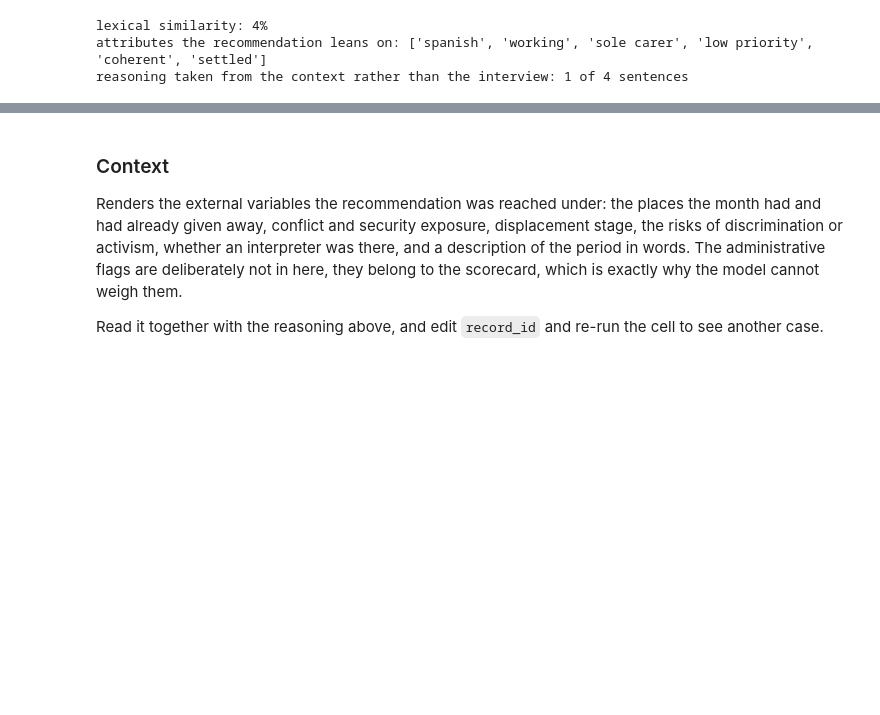
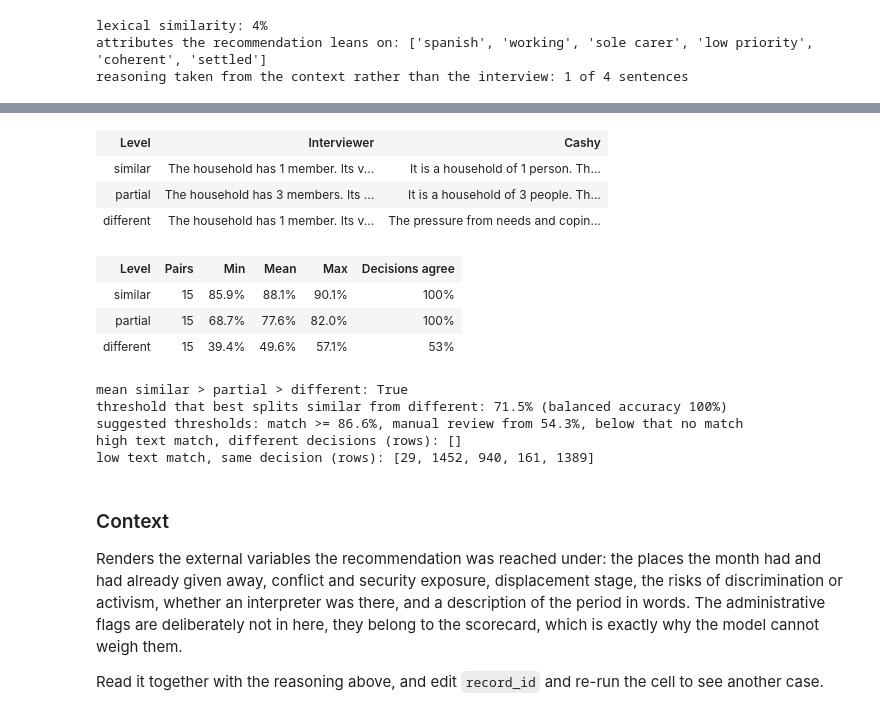
Before and after one commit to Alice1704/refugees_inclusion_hackathon, a Jupyter notebook: judgement.ipynb, the cells around one changed output, grey strips where cells are left out. Cells and saved outputs as stored; diff of their text form; code cells hidden in the pictures; blank space fills up the shorter version.

```diff
--- a/judgement.ipynb
+++ b/judgement.ipynb
@@ -170,3 +480,74 @@ reasoning taken from the context rather than the interview: 1 of 4 sentences
+# %%
+import numpy as np
+
+per_level = 15 # rows sampled per level; raise it for steadier numbers
+
+valid = data.dropna(subset=["Elegibilidad", "EligibilityTarget"])
+tested, examples = [], []
+for level in ("similar", "partial", "different"):
+    pool = valid[valid["Elegibilidad"].map(levels) == level]
+    for position, (index, row) in enumerate(pool.sample(min(per_level, len(pool)), random_state=0).iterrows()):
+        pair = generate_pair(row, index + 1)
+        result = semantic_match(
+            pair["scorecard"]["target"], pair["scorecard"]["analysis"],
+            pair["cashy"]["target"], pair["cashy"]["analysis"],
+        )
+        tested.append((index + 1, level, row["Elegibilidad"], result["text_match_percentage"], result["decision_match"]))
+        if position == 0:
+            examples.append((level, pair["scorecard"]["analysis"], pair["cashy"]["analysis"]))
+
+def table(columns, rows):
+    return (
+        "<table border='1'>" +
+        "<tr>" + "".join(f"<th>{col}</th>" for col in columns) + "</tr>" +
+        "".join("<tr>" + "".join(f"<td>{cell}</td>" for cell in row) + "</tr>" for row in rows) +
+        "</table>"
+    )
+
+display(HTML(table(("Level", "Interviewer", "Cashy"), examples)))
+
+summary = []
+for level in ("similar", "partial", "different"):
+    values = [item[3] for item in tested if item[1] == level]
+    agree = sum(item[4] for item in tested if item[1] == level)
+    summary.append((level, len(values), f"{min(values):.1f}%", f"{np.mean(values):.1f}%", f"{max(values):.1f}%", f"{agree / len(values):.0%}"))
+display(HTML(table(("Level", "Pairs", "Min", "Mean", "Max", "Decisions agree"), summary)))
+
+similar = [item[3] for item in tested if item[1] == "similar"]
+partial = [item[3] for item in tested if item[1] == "partial"]
+different = [item[3] for item in tested if item[1] == "different"]
+
+print(f"mean similar > partial > different: {np.mean(similar) > np.mean(partial) > np.mean(different)}")
+
+values = sorted(set(similar + different))
+cuts = [(low + high) / 2 for low, high in zip(values, values[1:])] or values
+def balanced_accuracy(cut):
+    return (sum(value >= cut for value in similar) / len(similar) + sum(value < cut for value in different) / len(different)) / 2
+best_cut = max(cuts, key=balanced_accuracy)
+print(f"threshold that best splits similar from different: {best_cut:.1f}% (balanced accuracy {balanced_accuracy(best_cut):.0%})")
+
+match_edge, review_edge = np.percentile(similar, 10), np.percentile(different, 90)
+if review_edge < match_edge:
+    print(f"suggested thresholds: match >= {match_edge:.1f}%, manual review from {review_edge:.1f}%, below that no match")
+else:
+    print(f"similar and different overlap (10th percentile of similar {match_edge:.1f}%, 90th of different {review_edge:.1f}%): use the single threshold and review what sits close to it")
+
+print(f"high text match, different decisions (rows): {[item[0] for item in tested if not item[4] and item[3] >= thresholds['match']]}")
+print(f"low text match, same decision (rows): {[item[0] for item in tested if item[4] and item[3] < thresholds['review']]}")
+# %% [output]
+| Level | Interviewer | Cashy |
+| similar | The household has 1 member. Its v... | It is a household of 1 person. Th... |
+| partial | The household has 3 members. Its ... | It is a household of 3 people. Th... |
+| different | The household has 1 member. Its v... | The pressure from needs and copin... |
+| Level | Pairs | Min | Mean | Max | Decisions agree |
+| similar | 15 | 85.9% | 88.1% | 90.1% | 100% |
+| partial | 15 | 68.7% | 77.6% | 82.0% | 100% |
+| different | 15 | 39.4% | 49.6% | 57.1% | 53% |
+mean similar > partial > different: True
+threshold that best splits similar from different: 71.5% (balanced accuracy 100%)
+suggested thresholds: match >= 86.6%, manual review from 54.3%, below that no match
+high text match, different decisions (rows): []
+low text match, same decision (rows): [29, 1452, 940, 161, 1389]
 # %% [markdown]
 ### Context
 
```
Also changed, not shown: parts of 11 cells of this notebook, 1 other file.
